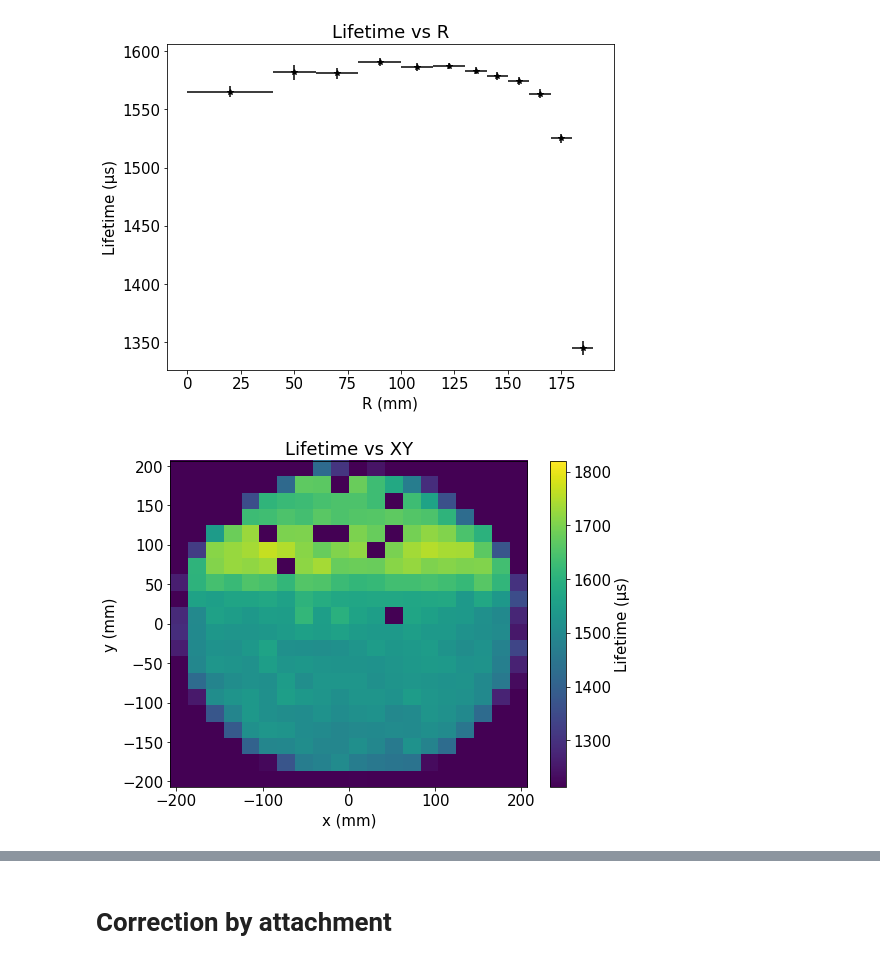
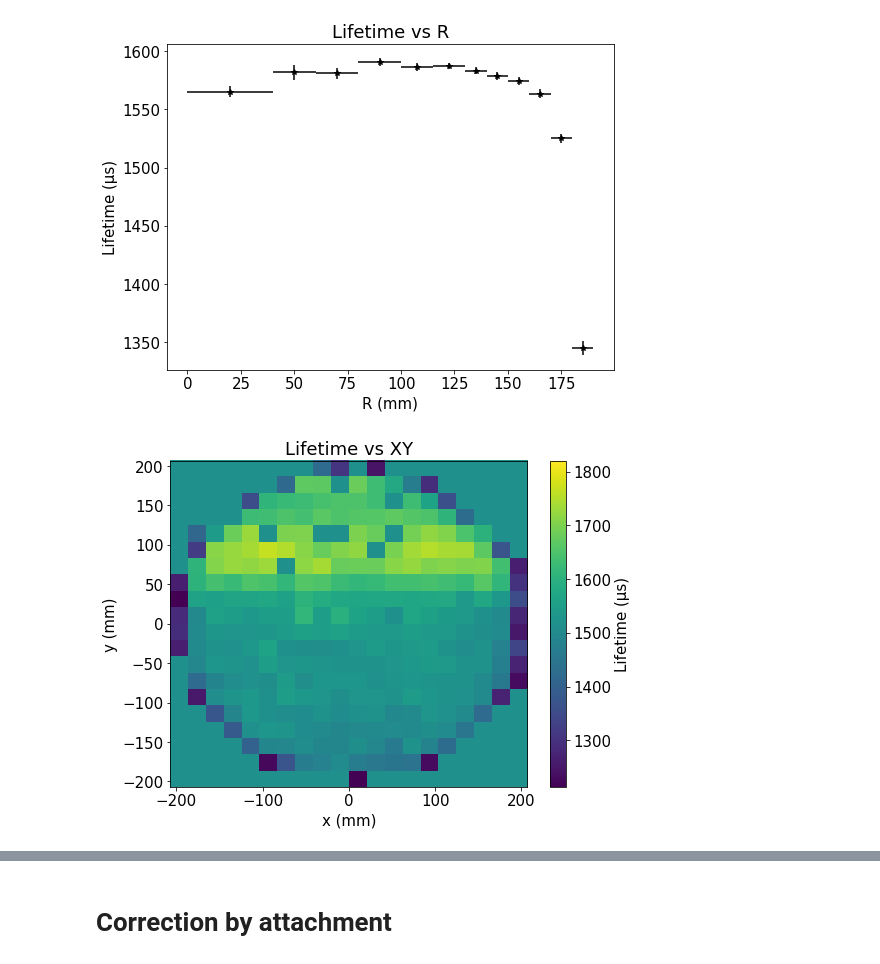
Before and after one commit to gonzaponte/ICARO, a Jupyter notebook: icaro/KrMay/Run4628.ipynb, the cells around one changed output, grey strips where cells are left out. Drawn from its saved outputs; the diff is of its cells as text; code cells hidden in the pictures.

```diff
--- a/icaro/KrMay/Run4628.ipynb
+++ b/icaro/KrMay/Run4628.ipynb
@@ -595,8 +602,9 @@ xbins  = np.linspace(*XYrange, nx+1)
 ybins  = np.linspace(*XYrange, ny+1)
 xybins = xbins, ybins
 
-LT     = np.zeros((nx, ny))
-u_LT   = np.zeros((nx, ny))
+LT      = np.zeros((nx, ny))
+u_LT    = np.zeros((nx, ny))
+nevt_LT = np.zeros((nx, ny))
 
 Z = full.Z  .values
 X = full.X  .values
@@ -612,7 +620,8 @@ for i in range(nx):
               & coref.in_range(X, *xbins[i:i+2])\
               & coref.in_range(Y, *ybins[j:j+2])
 
-        if np.count_nonzero(sel_r) < 100: continue
+        nevt = np.count_nonzero(sel_r)
+        if nevt < 100: continue
 
         if plot_all:
             plt.subplot(ny, ny, i*nx+j+1)
@@ -633,48 +642,60 @@ for i in range(nx):
         x, y, u_y   = fitf.profileX (Z[sel_r & sel_E], E[sel_r & sel_E], 100, xrange=Zrange, yrange=Erange_raw)
 
         if plot_all:
-            plt.plot(Z, low_cut, "r")
-            plt.plot(Z, upp_cut, "r")
+            plt.plot(Z,  low_cut, "r")
+            plt.plot(Z, high_cut, "r")
             plt.errorbar(x, y, u_y, fmt="*m")
 
         seed = np.max(y), (x[15] - x[5])/np.log(y[15]/y[5])
-        f    = fitf.fit(fitf.expo, x, y, seed, fit_range=Zrange_LT, sigma=u_y)
+        safe = u_y > 0
+        f    = fitf.fit(fitf.expo, x[safe], y[safe], seed, fit_range=Zrange_LT, sigma=u_y[safe])
 
-        LT  [i,j] = -f.values[1]
-        u_LT[i,j] =  f.errors[1]
+        LT     [i,j] = -f.values[1]
+        u_LT   [i,j] =  f.errors[1]
+        nevt_LT[i,j] = nevt
 
 if plot_all:
     plt.tight_layout()
 
+xbins = shift_to_bin_centers(xbins)
+ybins = shift_to_bin_centers(ybins)
+
 LT_limits   = np.median(LT)*0.8, np.median(  LT)*1.2
 u_LT_limits =                 0, np.median(u_LT)*5.0
-_, cb = display_matrix(shift_to_bin_centers(xbins),
-                       shift_to_bin_centers(ybins),
+
+badly_calculated = ~coref.in_range(LT, *LT_limits)
+LT  [badly_calculated] = np.median(  LT)
+u_LT[badly_calculated] = np.median(u_LT)
+
+_, cb = display_matrix(xbins,
+                       ybins,
                        LT,
                        vmin = LT_limits[0],
                        vmax = LT_limits[1])
 cb.set_label("Lifetime (µs)")
 labels("x (mm)", "y (mm)", "Lifetime vs XY")
 save("LifetimevsXY")
 
-_, cb = display_matrix(shift_to_bin_centers(xbins),
-                       shift_to_bin_centers(ybins),
+_, cb = display_matrix(xbins,
+                       ybins,
                        u_LT,
                        vmin = u_LT_limits[0],
                        vmax = u_LT_limits[1])
 cb.set_label("Lifetime uncertainty(µs)")
 labels("x (mm)", "y (mm)", "Lifetime uncertainty vs XY")
 save("LifetimeUncertaintyvsXY")
 
 plt.figure()
-_x  = np.repeat(shift_to_bin_centers(xbins), ny)
-_y  = np.tile  (shift_to_bin_centers(ybins), nx)
+_x  = np.repeat(xbins, ny)
+_y  = np.tile  (ybins, nx)
 _r  = (_x**2 + _y**2)**0.5
 sel = coref.in_range(u_LT.flatten(), *u_LT_limits)
 plt.errorbar(_r[sel], LT.flatten()[sel], u_LT.flatten()[sel], fmt=".k")
 plt.xlim(*Rrange)
 plt.ylim(*LT_limits)
 labels("r (mm)", "Lifetime (µs)", "Lifetime vs R")
 save("LifetimevsR")
+
+Zcorr_XY = corrf.LifetimeXYCorrection(LT, u_LT, xbins, ybins)
 # %% [output]
-[figure, old version]
+[figure, new version]
```
Also changed, not shown: parts of 30 cells of this notebook, 10 other files.
